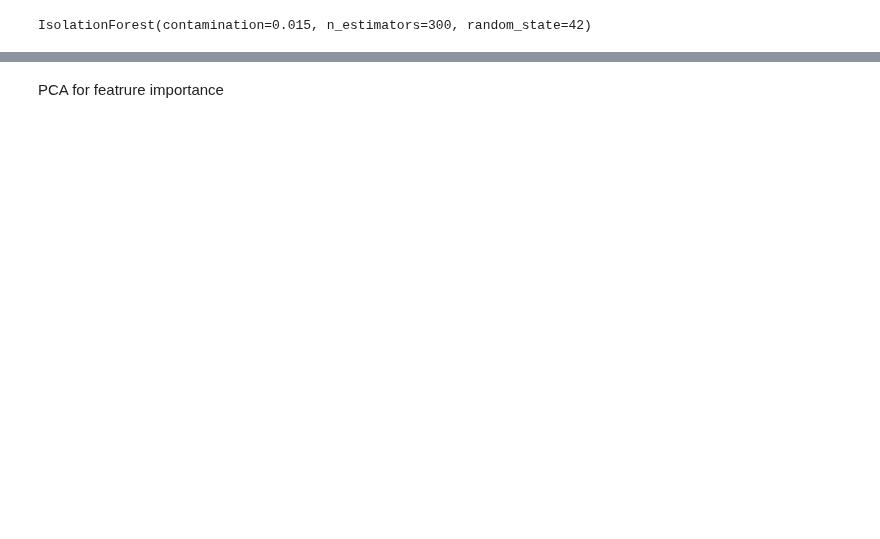
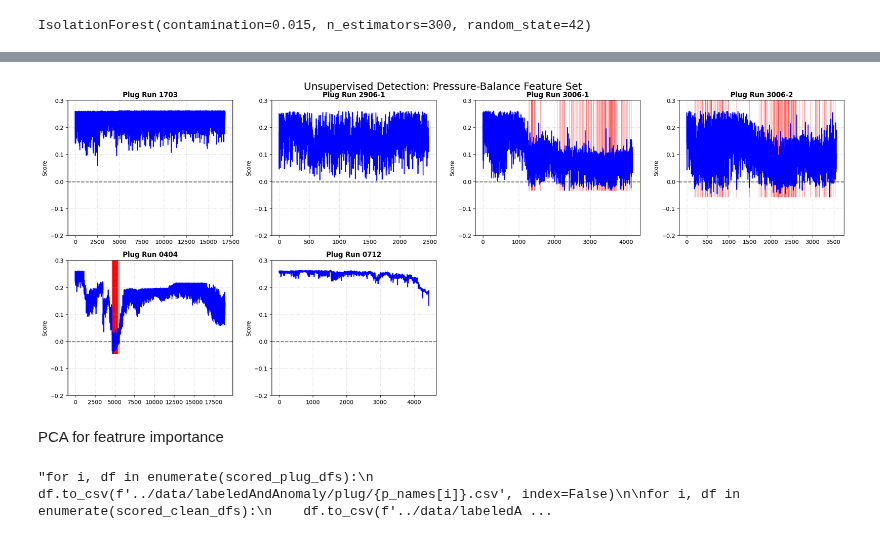
Before and after one commit to Sanderconn/Master-ML-plug, a Jupyter notebook: notebooks/anomaly_score_on_labeled_data.ipynb, the cells around one changed output, grey strips where cells are left out. Cells and saved outputs as stored; diff of their text form; code cells hidden in the pictures; blank space fills up the shorter version.

Commit message:
resampled data and new unsupervised in development

```diff
--- a/notebooks/anomaly_score_on_labeled_data.ipynb
+++ b/notebooks/anomaly_score_on_labeled_data.ipynb
@@ -246,8 +180,49 @@ plt.show()
+# %%
+# 1. Configuration
+threshold = -0.0025
+cols = 4
+rows = math.ceil(len(scored_clean_dfs) / cols)
+
+fig, axes = plt.subplots(rows, cols, figsize=(20, 4 * rows))
+axes = axes.flatten()
+
+for i, df in enumerate(scored_clean_dfs):
+    ax = axes[i]
+
+    # Logic: 1 if anomaly, 0 if normal
+    df['is_alert'] = (df['smooth_score'] < threshold).astype(int)
+
+    # Plot the smoothed anomaly score
+    ax.plot(df.index, df['smooth_score'], color='blue', linewidth=1.5, label='Anomaly Score')
+
+    # Highlight the 'Alert' regions in red
+    ax.fill_between(df.index, df['smooth_score'].min(), 0.5,
+                    where=df['is_alert']==1, color='red', alpha=0.3)
+
+    # Threshold Line
+    ax.axhline(y=threshold, color='black', linestyle='--', alpha=0.6)
+
+    ax.set_title(f"Plug Run {no_plug_names[i]}", fontweight='bold')
+    ax.set_ylabel("Score")
+    ax.set_ylim([-0.2, 0.3])
+    ax.grid(True, linestyle=':', alpha=0.7)
+
+# Cleanup unused axes
+for j in range(i + 1, len(axes)):
+    axes[j].axis('off')
+
+plt.tight_layout()
+plt.suptitle(f"Unsupervised Detection: Pressure-Balance Feature Set", fontsize=18, y=1.01)
+plt.show()
+# %% [output]
+[figure, added]
 # %% [markdown]
 PCA for featrure importance
 # %%
-for i, df in enumerate(scored_plug_dfs):
+"""for i, df in enumerate(scored_plug_dfs):
     df.to_csv(f'../data/labeledAndAnomaly/plug/{p_names[i]}.csv', index=False)
 
 for i, df in enumerate(scored_clean_dfs):
-    df.to_csv(f'../data/labeledAndAnomaly/no_plug/{no_p_names[i]}.csv', index=False)
+    df.to_csv(f'../data/labeledAndAnomaly/no_plug/{no_p_names[i]}.csv', index=False)"""
+# %% [output]
+"for i, df in enumerate(scored_plug_dfs):\n    df.to_csv(f'../data/labeledAndAnomaly/plug/{p_names[i]}.csv', index=False)\n\nfor i, df in enumerate(scored_clean_dfs):\n    df.to_csv(f'../data/labeledA ...
```
Also changed, not shown: parts of 16 cells of this notebook, 40 other files.
